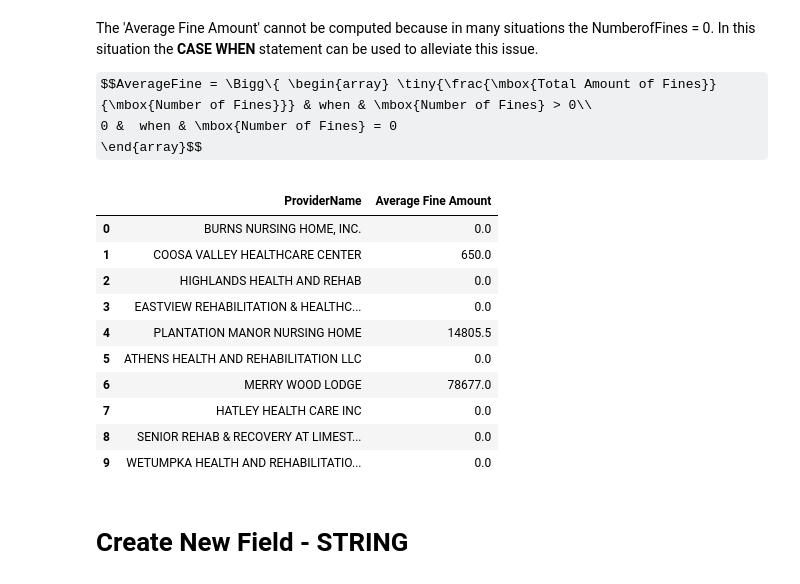
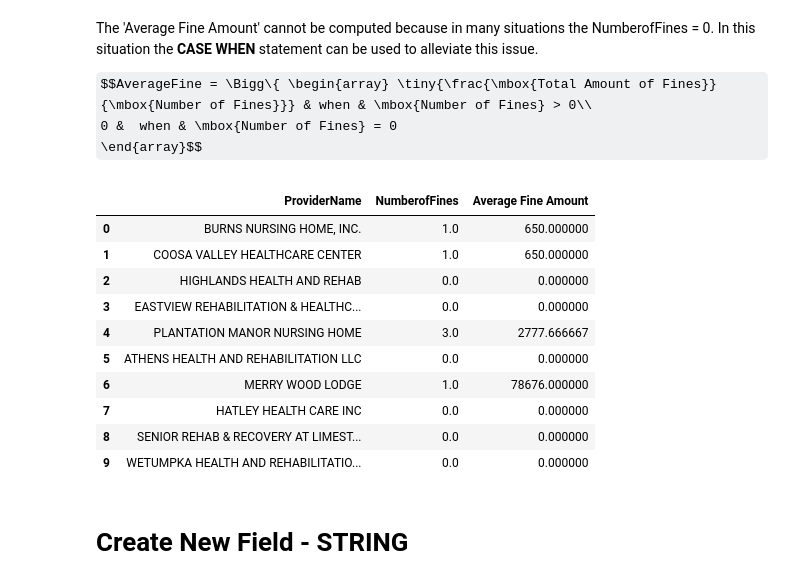
Before and after one commit to yardsale8/DSCI325, a Jupyter notebook: Module3_Part3_SQL.ipynb, the cells around one changed output. Cells and saved outputs as stored; diff of their text form; code cells hidden in the pictures; some formulas as TeX source.

```diff
--- a/Module3_Part3_SQL.ipynb
+++ b/Module3_Part3_SQL.ipynb
@@ -493,35 +487,35 @@ $$AverageFine = \Bigg\{ \begin{array} \tiny{\frac{\mbox{Total Amount of Fines}}{
 # %%
 #Making a connection
 connect_db = sqlite3.connect("/content/sample_data/NursingHomes_Providers.db")
 
 #SQL Statement
 df = pd.read_sql_query("""
-                          SELECT ProviderName,
+                          SELECT ProviderName, NumberofFines,
                                  CASE
                                      WHEN NumberofFines > 0 THEN  (TotalAmountFines/NumberofFines)
-                                     ELSE 0
+                                     ELSE 0.0
                                  END AS 'Average Fine Amount'
                           FROM Providers
                        """
                           , connect_db)
 
 #Closing the connection
 connect_db.close()
 
 #Using pandas to show output
 df.head(10)
 # %% [output]
-|  | ProviderName | Average Fine Amount |
-| 0 | BURNS NURSING HOME, INC. | 0.0 |
-| 1 | COOSA VALLEY HEALTHCARE CENTER | 650.0 |
-| 2 | HIGHLANDS HEALTH AND REHAB | 0.0 |
-| 3 | EASTVIEW REHABILITATION & HEALTHC... | 0.0 |
-| 4 | PLANTATION MANOR NURSING HOME | 14805.5 |
-| 5 | ATHENS HEALTH AND REHABILITATION LLC | 0.0 |
-| 6 | MERRY WOOD LODGE | 78677.0 |
-| 7 | HATLEY HEALTH CARE INC | 0.0 |
-| 8 | SENIOR REHAB & RECOVERY AT LIMEST... | 0.0 |
-| 9 | WETUMPKA HEALTH AND REHABILITATIO... | 0.0 |
+|  | ProviderName | NumberofFines | Average Fine Amount |
+| 0 | BURNS NURSING HOME, INC. | 1.0 | 650.000000 |
+| 1 | COOSA VALLEY HEALTHCARE CENTER | 1.0 | 650.000000 |
+| 2 | HIGHLANDS HEALTH AND REHAB | 0.0 | 0.000000 |
+| 3 | EASTVIEW REHABILITATION & HEALTHC... | 0.0 | 0.000000 |
+| 4 | PLANTATION MANOR NURSING HOME | 3.0 | 2777.666667 |
+| 5 | ATHENS HEALTH AND REHABILITATION LLC | 0.0 | 0.000000 |
+| 6 | MERRY WOOD LODGE | 1.0 | 78676.000000 |
+| 7 | HATLEY HEALTH CARE INC | 0.0 | 0.000000 |
+| 8 | SENIOR REHAB & RECOVERY AT LIMEST... | 0.0 | 0.000000 |
+| 9 | WETUMPKA HEALTH AND REHABILITATIO... | 0.0 | 0.000000 |
 # %% [markdown]
 # Create New Field - STRING
 # %% [markdown]
```
Also changed, not shown: parts of 24 cells of this notebook.
